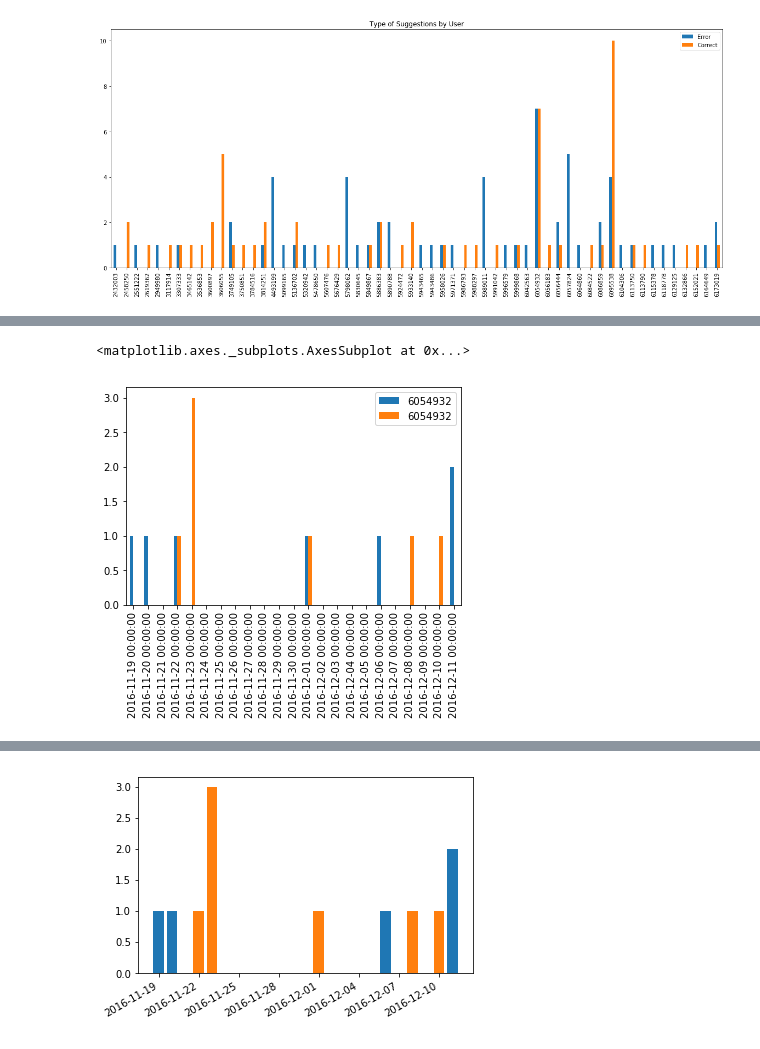
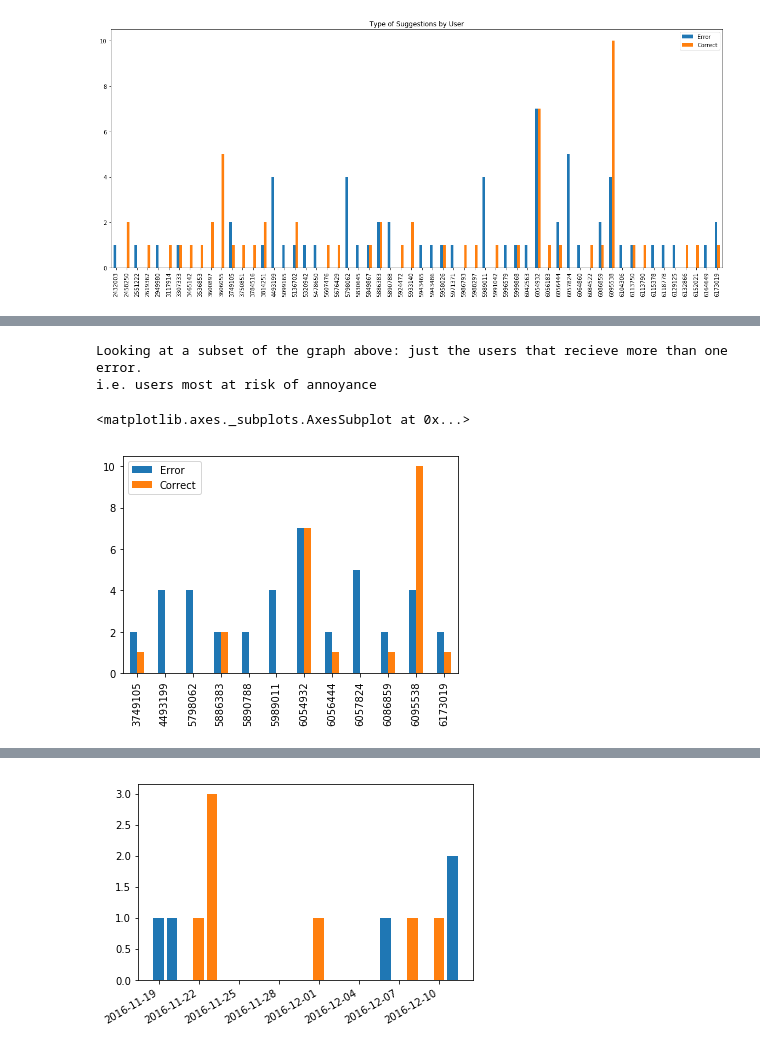
Before and after one commit to OisinB/step_suggestions, a Jupyter notebook: Autodraft_Error_Statisitics.ipynb, the cells around one changed output, grey strips where cells are left out. Saved outputs shown, nothing was run; the diff lists cells and outputs as text; code cells hidden in the pictures.

```diff
--- a/Autodraft_Error_Statisitics.ipynb
+++ b/Autodraft_Error_Statisitics.ipynb
@@ -144,6 +135,3 @@ errors_and_pos.plot(kind='bar', figsize=[20,8], title = 'Type of Suggestions by
 # %% [output]
 <matplotlib.axes._subplots.AxesSubplot at 0x...>
 [figure]
-# %%
-errors_and_pos = pd.concat([error_timeline.sum(), tp_timeline.sum()], axis=1)
-errors_and_pos[errors_and_pos[0] > 1].plot(kind='bar')
@@ -158,5 +138,9 @@ errors_and_pos[errors_and_pos[1] > 1].plot(kind='bar')
-# %%
-pd.concat([error_timeline['6054932'], tp_timeline['6054932']],axis=1)['2016-11-19':].plot(kind='bar')
-# %% [output]
-<matplotlib.axes._subplots.AxesSubplot at 0x...>
-[figure, removed]
+# %%
+print("Looking at a subset of the graph above: just the users that recieve more than one error.")
+print("i.e. users most at risk of annoyance")
+errors_and_pos[errors_and_pos['Error'] > 1].plot(kind='bar')
+# %% [output]
+Looking at a subset of the graph above: just the users that recieve more than one error.
+i.e. users most at risk of annoyance
+<matplotlib.axes._subplots.AxesSubplot at 0x...>
+[figure, added]
```
Also changed, not shown: parts of 8 cells of this notebook.
